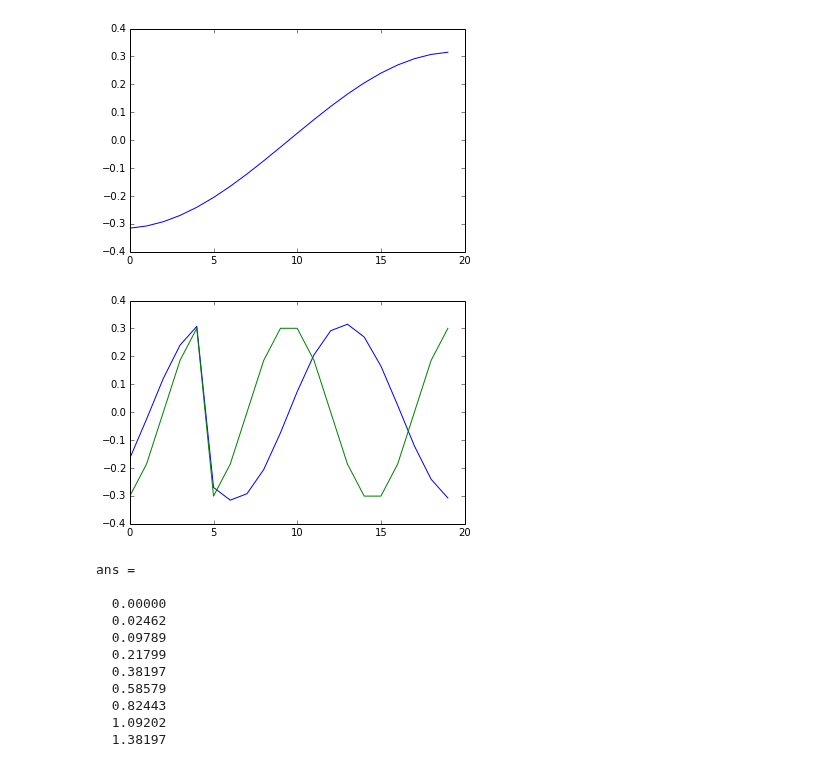
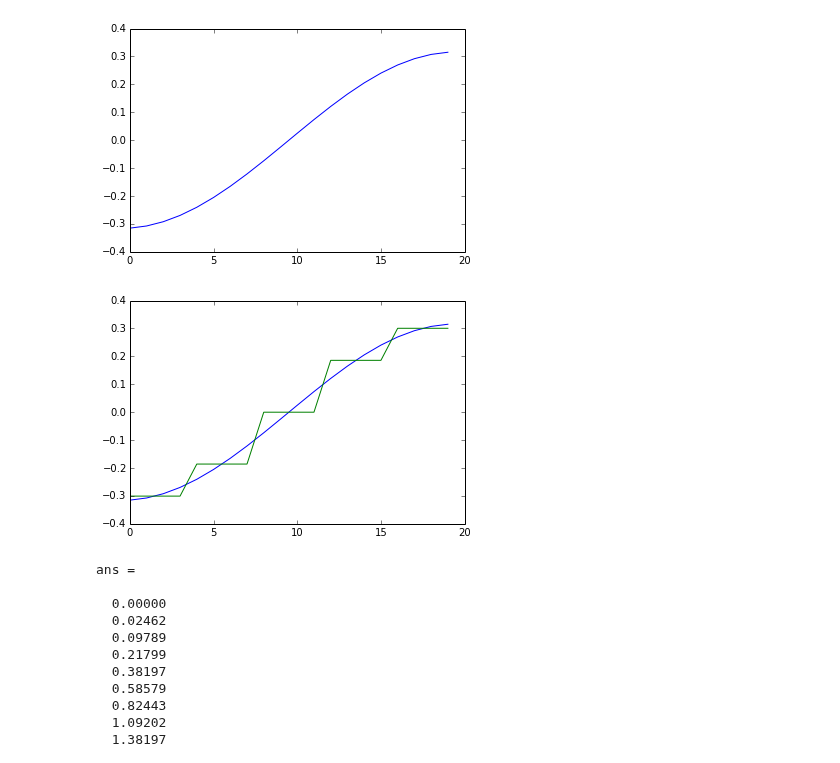
Before and after one commit to Chuphay/school, a Jupyter notebook: ML/spectral/e_vector_ch1_spielman.ipynb, the cells around one changed output. Drawn from its saved outputs; the diff is of its cells as text; code cells hidden in the pictures.

```diff
--- a/ML/spectral/e_vector_ch1_spielman.ipynb
+++ b/ML/spectral/e_vector_ch1_spielman.ipynb
@@ -15,10 +15,10 @@ plot(sorted(asarray(d)[:,0]));
 [figure]
 # %%
 for i in range(18,20):
-    plot((asarray(d)[:,i]));
+    plot(sorted(asarray(d)[:,i]));
 #plot((asarray(d)[:,3]));
 # %% [output]
-[figure, old version]
+[figure, new version]
 # %%
 %load_ext oct2py.ipython
 # %%
```
Also changed, not shown: parts of 7 cells of this notebook, 2 other files.
